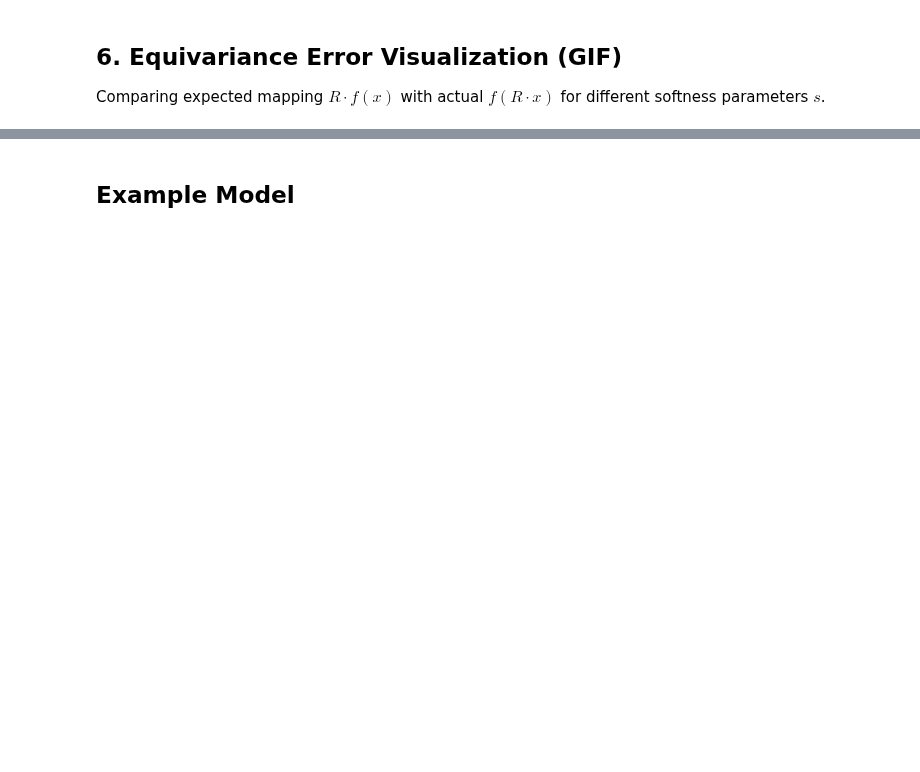
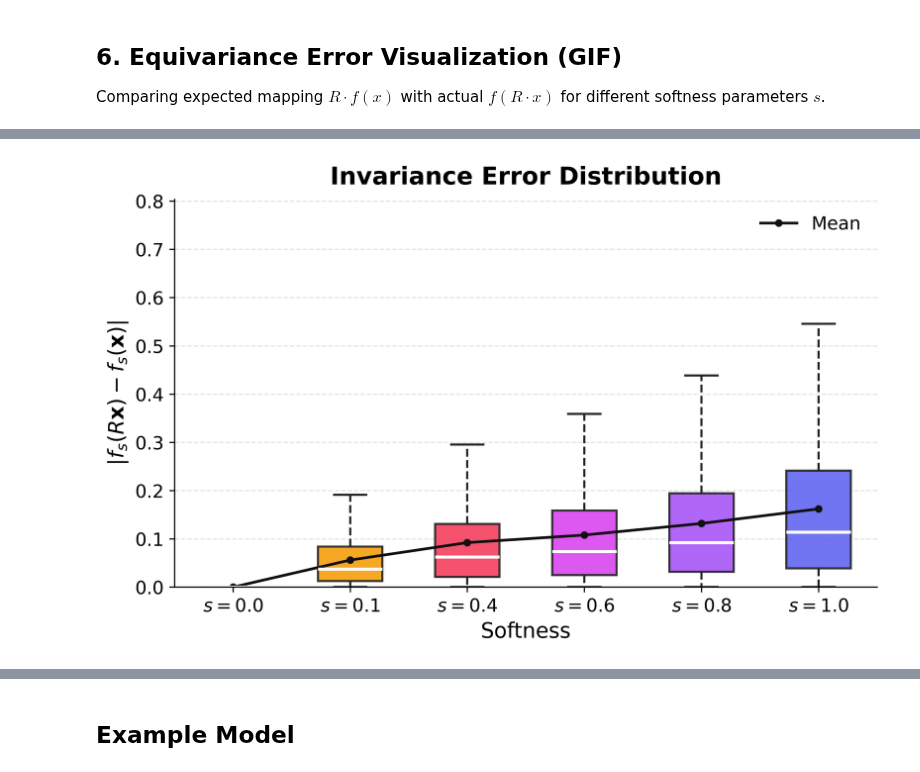
Before and after one commit to ashiq24/soft-equivariance, a Jupyter notebook: notebooks/mlp_so3.ipynb, the cells around one changed output, grey strips where cells are left out. Cells and saved outputs as stored; diff of their text form; code cells hidden in the pictures; blank space fills up the shorter version.

```diff
--- a/notebooks/mlp_so3.ipynb
+++ b/notebooks/mlp_so3.ipynb
@@ -563,0 +564,92 @@ Pre-calculating equivariance error distributions for boxplots...
+# %%
+import numpy as np
+import matplotlib.pyplot as plt
+
+def save_static_boxplot(
+    data_arrays,
+    softness_vals,
+    ylabel,
+    title,
+    out_path,
+    dpi=600,
+    figsize=(7.5, 4.8),
+    colors=None,
+):
+    """
+    data_arrays: list of 1D numpy arrays, one per softness value
+    softness_vals: list like [0.0, 0.2, ...]
+    """
+    if colors is None:
+        # paper-friendly palette
+        colors = ['#10b981', '#f59e0b', '#f43f5e', '#d946ef', '#a855f7', '#6366f1'][:len(softness_vals)]
+
+    fig, ax = plt.subplots(figsize=figsize, dpi=dpi)
+
+    positions = np.arange(len(softness_vals))
+    labels = [rf"$s={s:.1f}$" for s in softness_vals]
+
+    bplot = ax.boxplot(
+        data_arrays,
+        positions=positions,
+        widths=0.55,
+        patch_artist=True,
+        showfliers=False,  # better for paper readability
+        medianprops=dict(color="white", linewidth=2.0),
+        whiskerprops=dict(color="#222", linewidth=1.4, linestyle="--"),
+        capprops=dict(color="#222", linewidth=1.4),
+        boxprops=dict(edgecolor="#222", linewidth=1.4),
+    )
+
+    for patch, c in zip(bplot["boxes"], colors):
+        patch.set_facecolor(c)
+        patch.set_alpha(0.9)
+
+    # Optional: overlay mean marker
+    means = [np.mean(a) for a in data_arrays]
+    ax.plot(positions, means, color="#111", marker="o", linewidth=1.8, markersize=4, label="Mean")
+
+    # Robust y-limit from 99th percentile
+    y99 = max(np.percentile(a, 99) for a in data_arrays)
+    ax.set_ylim(bottom=0, top=max(0.5, y99 * 1.2))
+
+    ax.set_xticks(positions)
+    ax.set_xticklabels(labels)
+    ax.set_xlabel("Softness")
+    ax.set_ylabel(ylabel)
+    ax.set_title(title, pad=10, weight="bold")
+
+    ax.grid(axis="y", linestyle="--", alpha=0.35)
+    ax.spines["top"].set_visible(False)
+    ax.spines["right"].set_visible(False)
+
+    ax.legend(frameon=False, loc="upper right")
+    fig.tight_layout()
+    fig.savefig(out_path, dpi=dpi, bbox_inches="tight")
+    plt.show()
+    print(f"Saved: {out_path}")
+
+
+# ---------- Example 1: Invariance static boxplot ----------
+# Requires: global_errors_numpy and softness_vals from your invariance section
+save_static_boxplot(
+    data_arrays=global_errors_numpy,
+    softness_vals=softness_vals,  # e.g., [0.0, 0.2, 0.4, 0.6, 0.8, 1.0]
+    ylabel=r"$|f_s(R\mathbf{x}) - f_s(\mathbf{x})|$",
+    title="Invariance Error Distribution",
+    out_path="./figs/invariance_boxplot_static_600dpi.png",
+    dpi=600,
+)
+
+# ---------- Example 2: Equivariance static boxplot ----------
+# Requires: global_errors_eq_numpy and softness_vals from your equivariance section
+# (if softness values differ there, pass that list instead)
+save_static_boxplot(
+    data_arrays=global_errors_eq_numpy,
+    softness_vals=softness_vals,  # e.g., [0.0, 0.1, 0.4, 0.6, 0.8, 1.0]
+    ylabel=r"$\|R^{-1}f_s(R\mathbf{x}) - f_s(\mathbf{x})\|_2$",
+    title="Equivariance Error Distribution",
+    out_path="./figs/equivariance_boxplot_static_600dpi.png",
+    dpi=400,
+)
+# %% [output]
+[figure, added]
```
Also changed, not shown: parts of 5 cells of this notebook, 10 other files.
